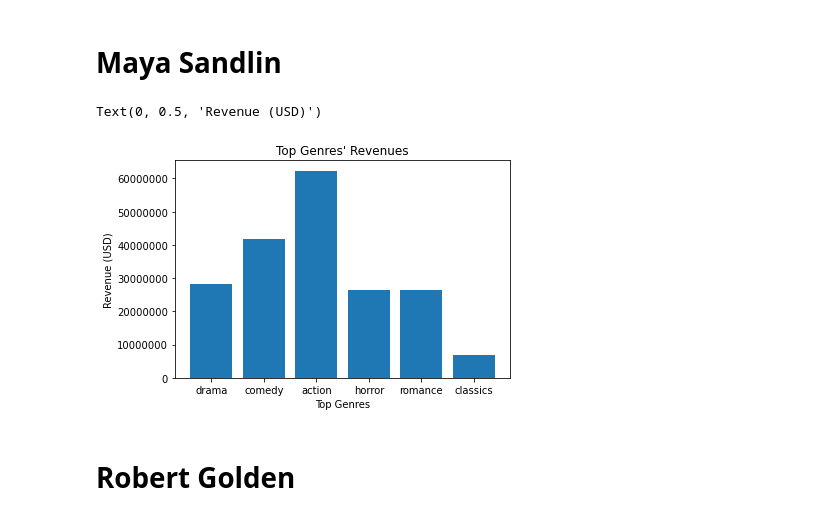
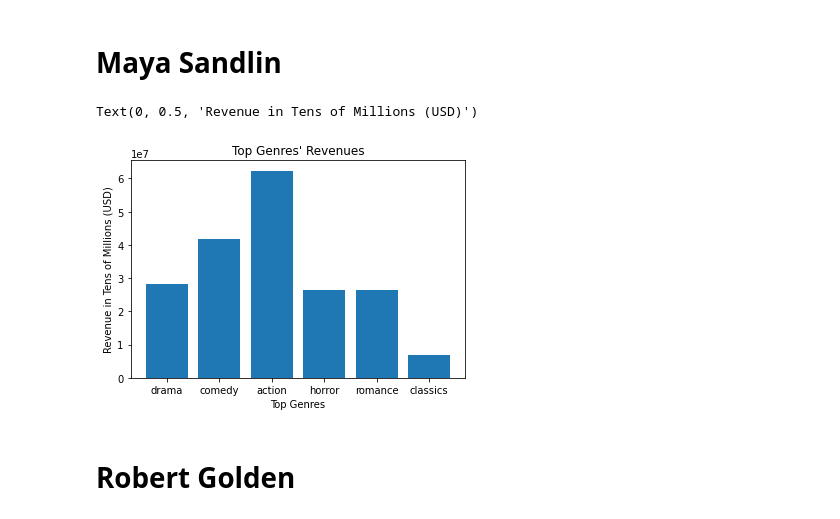
Before and after one commit to jumholtz/AIOverlordSupporters, a Jupyter notebook: student.ipynb, the cells around one changed output. Saved outputs shown, nothing was run; the diff lists cells and outputs as text; code cells hidden in the pictures.

Commit message:
adjusting axis on graphs

```diff
--- a/student.ipynb
+++ b/student.ipynb
@@ -55,37 +55,37 @@ horror_avg_revenue
 
 #romance
 romance = clean_genre[clean_genre['genre'].str.contains('Romance')]
 romance_revenue = horror ['box_office']
 romance_revenue_clean = romance_revenue.dropna()
 romance_avg_revenue = np.mean(romance_revenue_clean)
 romance_avg_revenue
 
 #classics
 classics = clean_genre[clean_genre['genre'].str.contains('Classics')]
 classic_revenue = classics ['box_office']
 classic_revenue_clean = classic_revenue.dropna()
 classic_avg_revenue = np.mean(classic_revenue_clean)
 classic_avg_revenue
 
 top_genre={"drama":drama_avg_revenue, "comedy":comedy_avg_revenue, "action":action_avg_revenue,
            "horror": horror_avg_revenue, "romance":romance_avg_revenue, "classics": classic_avg_revenue}
 
 #creating the graph to compare the top genres
 import matplotlib.pyplot as plt
 %matplotlib inline
 
 fig, ax=plt.subplots()
-plt.ticklabel_format(style='plain')
+# plt.ticklabel_format(style='plain')
 ax.bar(top_genre.keys(),top_genre.values())
 
 
 
 ax.set_title("Top Genres' Revenues")
 ax.set_xlabel("Top Genres")
-ax.set_ylabel("Revenue (USD)")
+ax.set_ylabel("Revenue in Tens of Millions (USD)")
 # %% [output]
-Text(0, 0.5, 'Revenue (USD)')
+Text(0, 0.5, 'Revenue in Tens of Millions (USD)')
-[figure, old version]
+[figure, new version]
 # %% [markdown]
 # Robert Golden
 # %%
```
Also changed, not shown: parts of 51 cells of this notebook.
